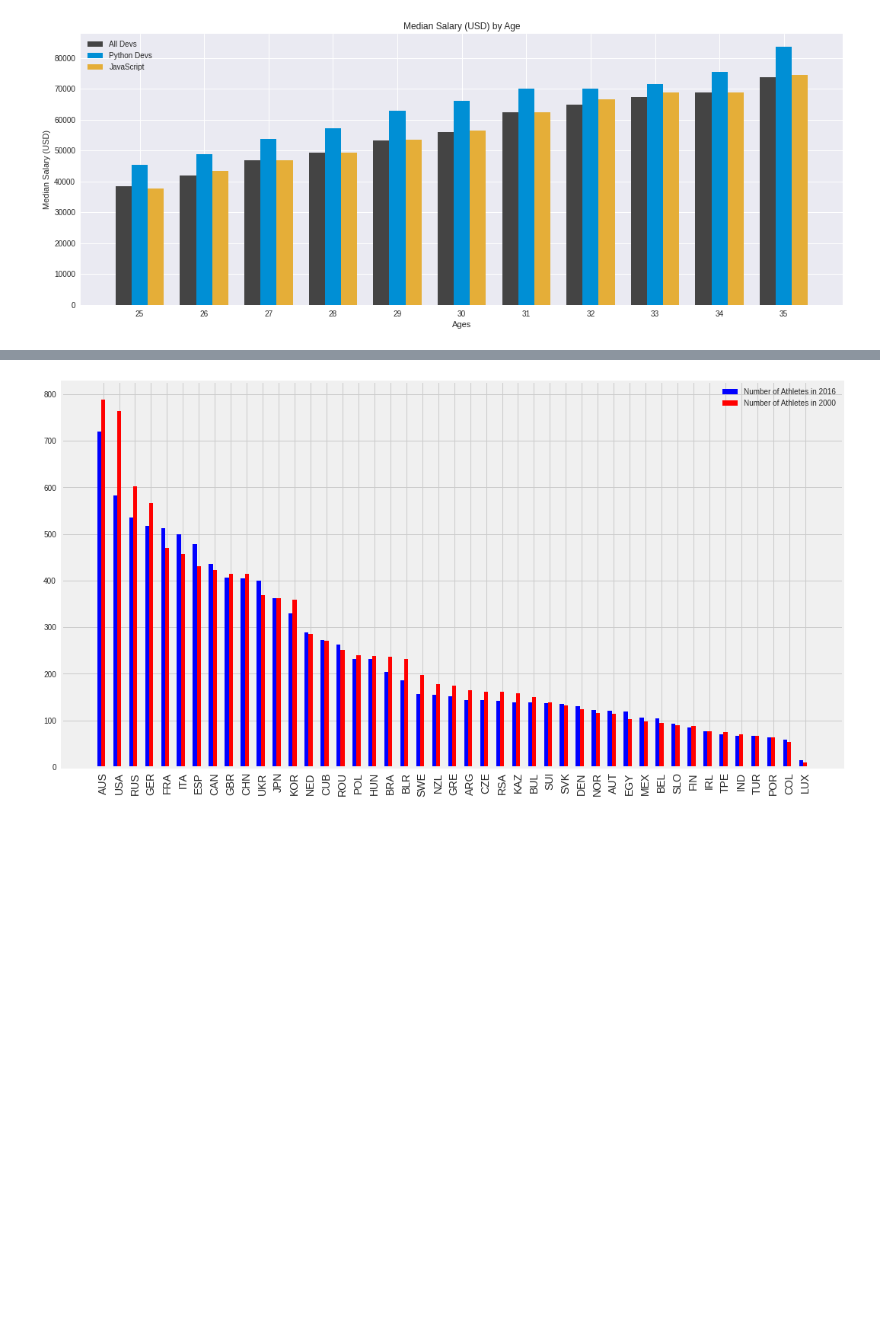
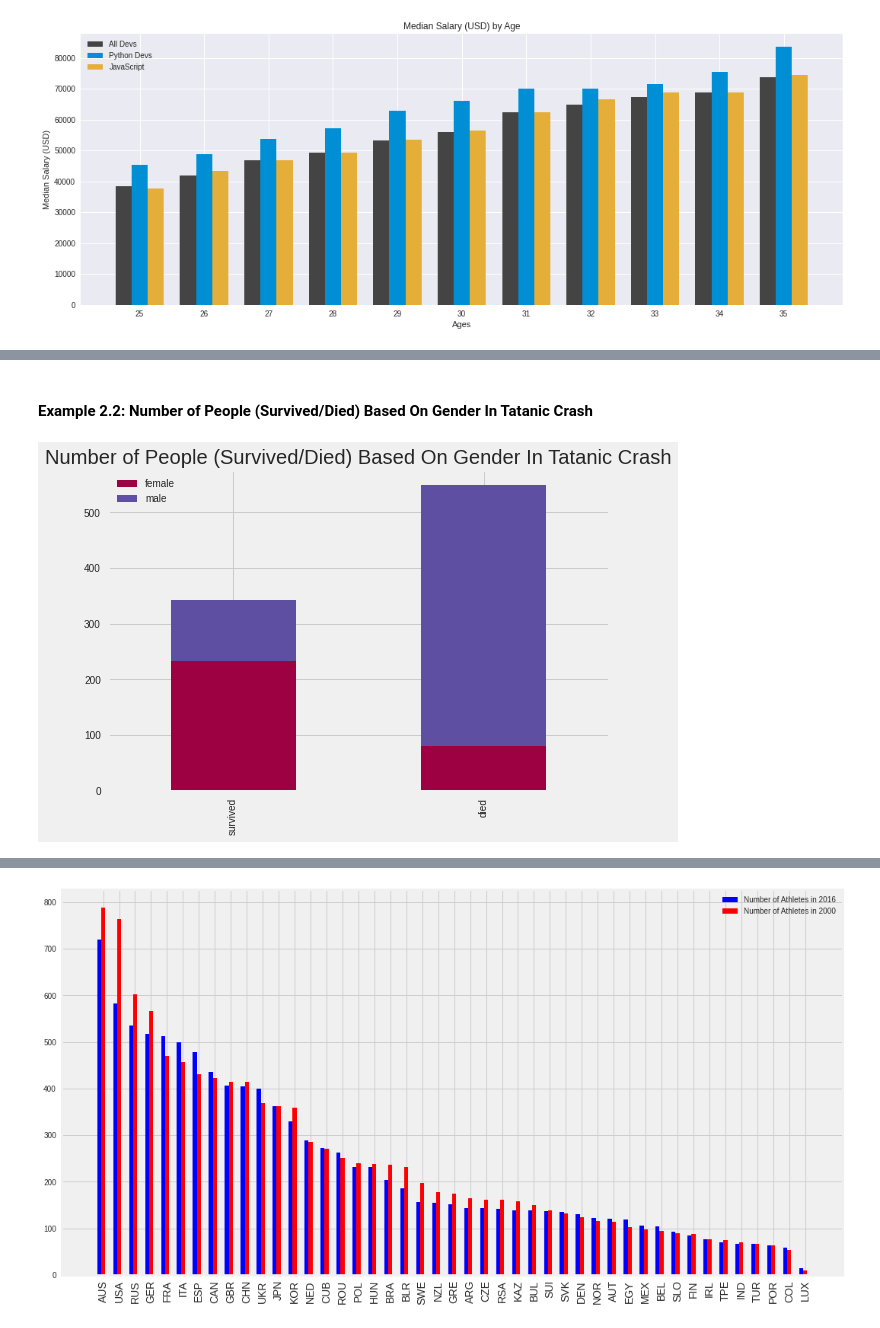
Before and after one commit to GPrathap/pythonII, a Jupyter notebook: matplotlib/matplot-new.ipynb, the cells around one changed output, grey strips where cells are left out. Cells and saved outputs as stored; diff of their text form; code cells hidden in the pictures; blank space fills up the shorter version.

```diff
--- a/matplotlib/matplot-new.ipynb
+++ b/matplotlib/matplot-new.ipynb
@@ -324,0 +421,16 @@ plt.show()
+# %% [markdown]
+#### **Example 2.2**: Number of People (Survived/Died) Based On Gender In Tatanic Crash
+# %%
+titanic_data = pd.read_csv('/content/sample_data/titanic.csv')
+
+# Stacked barplot with pandas with differnt palette
+survived = titanic_data.loc[titanic_data['Survived']==1, :]['Sex'].value_counts()
+died     = titanic_data.loc[titanic_data['Survived']==0, :]['Sex'].value_counts()
+df_plot  = pd.DataFrame([survived,died])
+df_plot.index=['survived','died']
+
+# Bar plot
+df_plot.plot(kind='bar',stacked=True, colormap='Spectral',
+             title='Number of People (Survived/Died) Based On Gender In Tatanic Crash');
+# %% [output]
+[figure, added]
```
Also changed, not shown: parts of 46 cells of this notebook.
